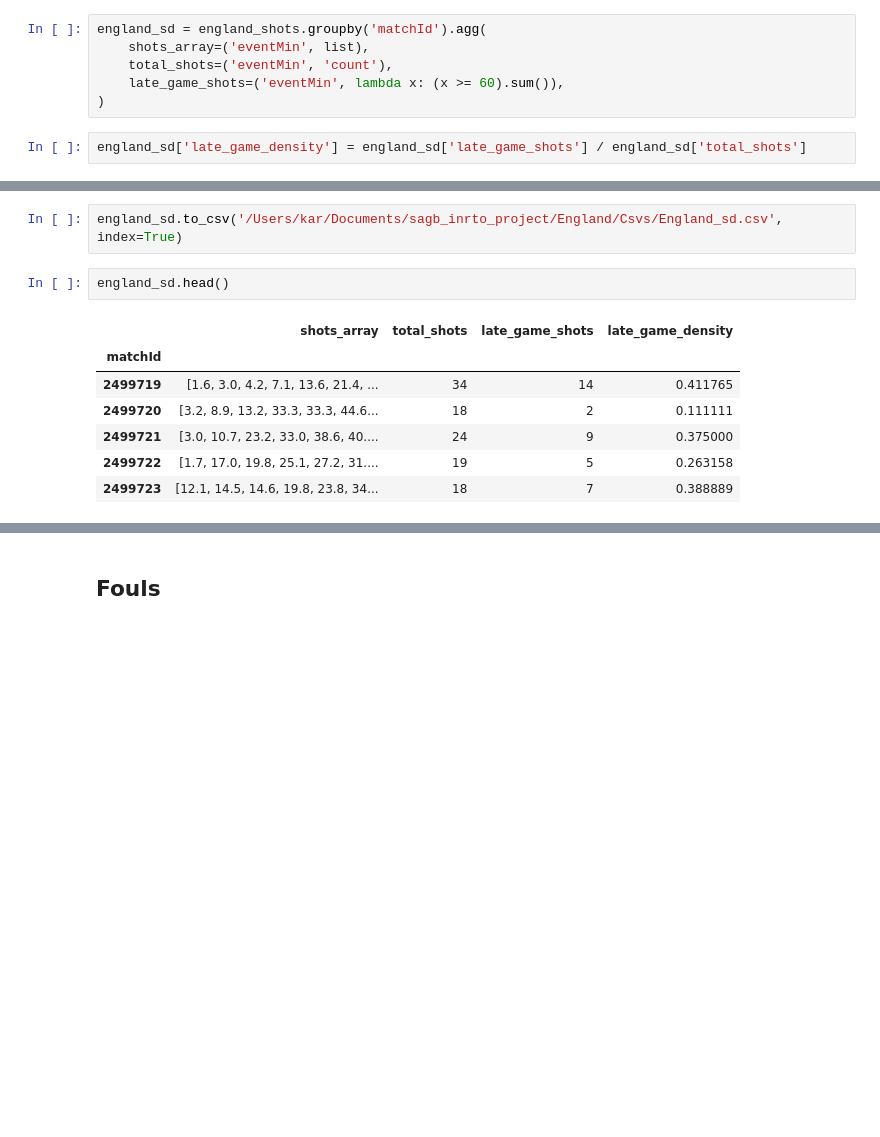
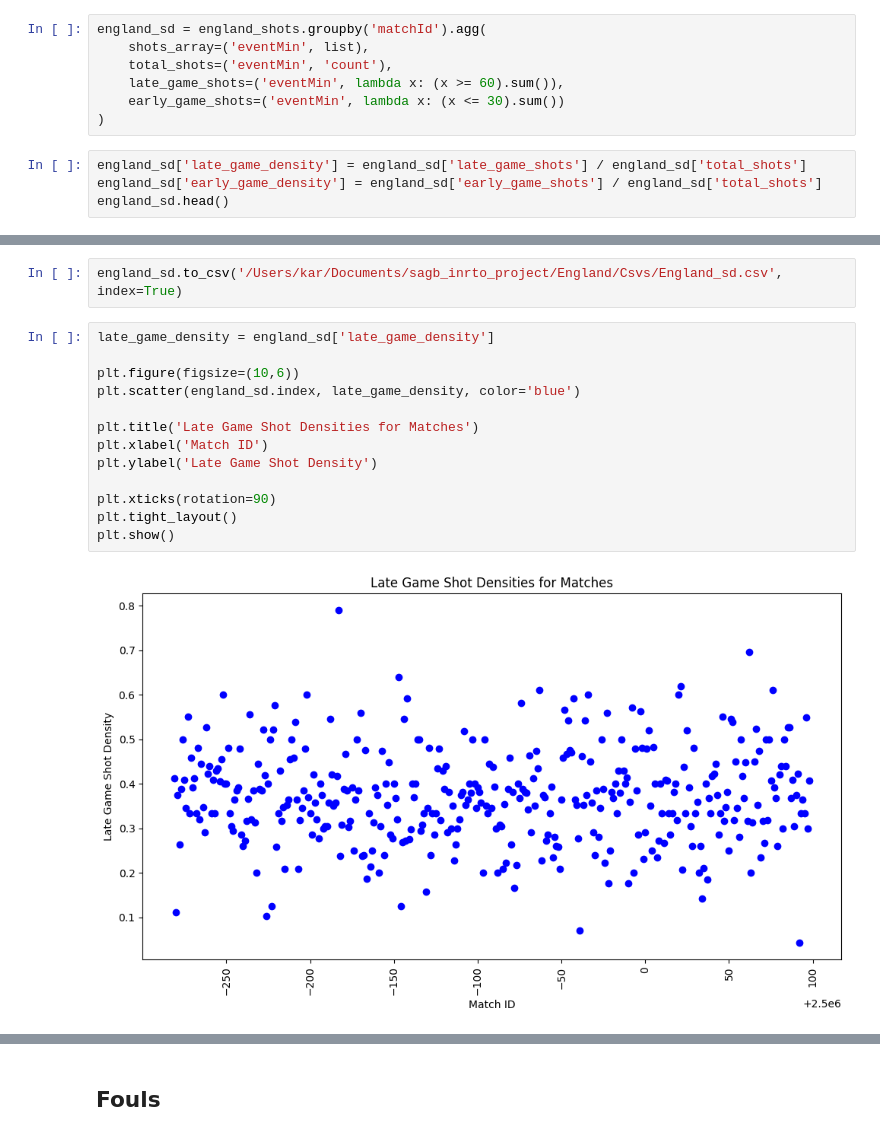
Before and after one commit to axndyg/sagb_inrto_project, a Jupyter notebook: England/Notebooks/event_density.ipynb, the cells around one changed output, grey strips where cells are left out. Saved outputs shown, nothing was run; the diff lists cells and outputs as text; blank space fills up the shorter version.

Commit message:
graphs! + 2 new csvs

```diff
--- a/England/Notebooks/event_density.ipynb
+++ b/England/Notebooks/event_density.ipynb
@@ -11,6 +11,9 @@ england_sd = england_shots.groupby('matchId').agg(
     shots_array=('eventMin', list),
     total_shots=('eventMin', 'count'),
     late_game_shots=('eventMin', lambda x: (x >= 60).sum()),
+    early_game_shots=('eventMin', lambda x: (x <= 30).sum())
 )
 # %%
 england_sd['late_game_density'] = england_sd['late_game_shots'] / england_sd['total_shots']
+england_sd['early_game_density'] = england_sd['early_game_shots'] / england_sd['total_shots']
+england_sd.head()
@@ -17,12 +28,17 @@ england_sd['late_game_density'] = england_sd['late_game_shots'] / england_sd['to
 # %%
 england_sd.to_csv('/Users/kar/Documents/sagb_inrto_project/England/Csvs/England_sd.csv', index=True)
-# %%
-england_sd.head()
-# %% [output]
-|  | shots_array | total_shots | late_game_shots | late_game_density |
-| matchId |  |  |  |  |
-| 2499719 | [1.6, 3.0, 4.2, 7.1, 13.6, 21.4, ... | 34 | 14 | 0.411765 |
-| 2499720 | [3.2, 8.9, 13.2, 33.3, 33.3, 44.6... | 18 | 2 | 0.111111 |
-| 2499721 | [3.0, 10.7, 23.2, 33.0, 38.6, 40.... | 24 | 9 | 0.375000 |
-| 2499722 | [1.7, 17.0, 19.8, 25.1, 27.2, 31.... | 19 | 5 | 0.263158 |
-| 2499723 | [12.1, 14.5, 14.6, 19.8, 23.8, 34... | 18 | 7 | 0.388889 |
+# %%
+late_game_density = england_sd['late_game_density']
+
+plt.figure(figsize=(10,6))
+plt.scatter(england_sd.index, late_game_density, color='blue')
+
+plt.title('Late Game Shot Densities for Matches')
+plt.xlabel('Match ID')
+plt.ylabel('Late Game Shot Density')
+
+plt.xticks(rotation=90)
+plt.tight_layout()
+plt.show()
+# %% [output]
+[figure, added]
```
Also changed, not shown: parts of 8 cells of this notebook, 6 other files.
